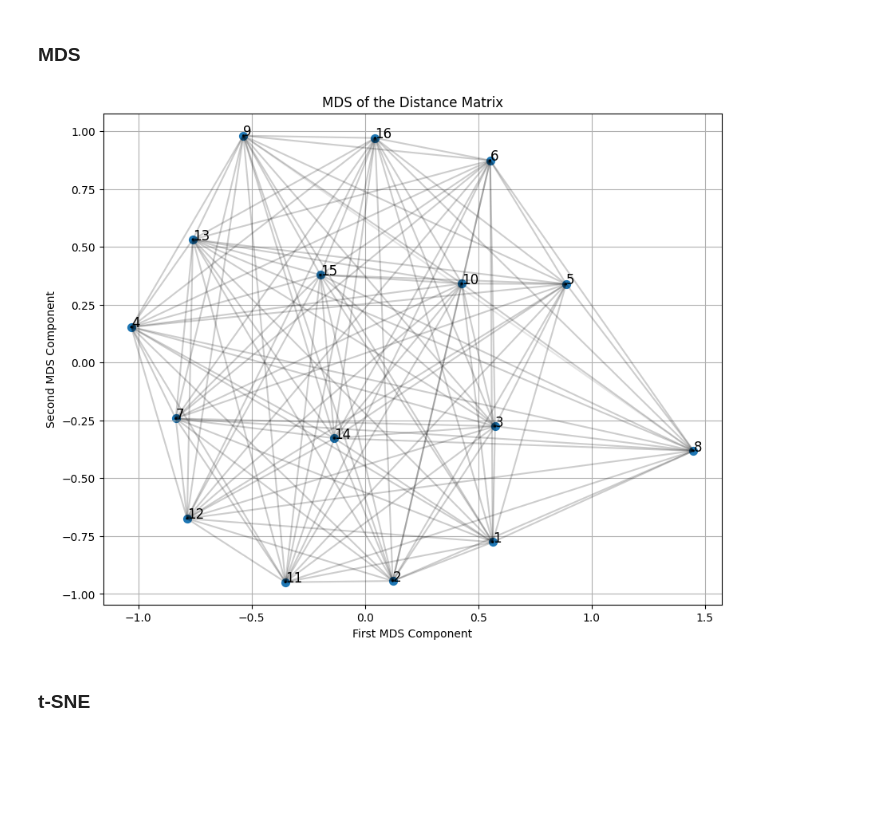
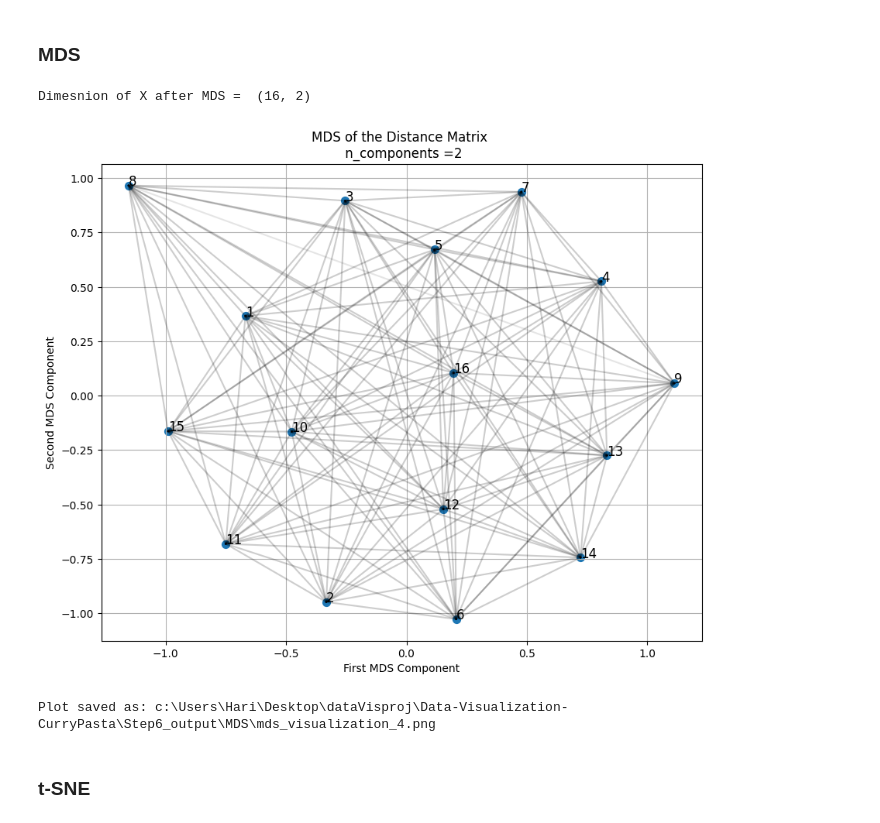
Before and after one commit to Prat2420/Data-Visualization-CurryPasta, a Jupyter notebook: Notebooks/Step_6_v1.ipynb, the cells around one changed output. Saved outputs shown, nothing was run; the diff lists cells and outputs as text; code cells hidden in the pictures; blank space fills up the shorter version.

```diff
--- a/Notebooks/Step_6_v1.ipynb
+++ b/Notebooks/Step_6_v1.ipynb
@@ -399,41 +349,73 @@ Created directory: output\ISOMAP
 # %% [markdown]
 ### MDS
 # %%
+n_components = 2
+mds = MDS(n_components=n_components)
+
+# Fit the MDS model to your data
+mds_distance_matrix_reduced = mds.fit_transform(distance_matrix_np)
+
+print('Dimesnion of X after MDS = ',mds_distance_matrix_reduced.shape)
+
 # Plot the reduced data
 plt.figure(figsize=(10, 8))
 plt.scatter(mds_distance_matrix_reduced[:, 0], mds_distance_matrix_reduced[:, 1], s=50)
 
 # add edges
 for edge in edges:
     source, target, _ = edge
     source = source.strip('"')
     target = target.strip('"')
 
     # Get the indices of the source and target nodes
     source_idx = node_ids.index(source)
     target_idx = node_ids.index(target)
 
     # Get the coordinates of the source and target nodes
     source_coords = mds_distance_matrix_reduced[source_idx]
     target_coords = mds_distance_matrix_reduced[target_idx]
 
     # Plot the edge
     plt.plot([source_coords[0], target_coords[0]], [source_coords[1], target_coords[1]], 'k-', alpha=0.1)
 
 # Add labels for each point
 for i in range(len(mds_distance_matrix_reduced)):
     node_label = str(i+1)  # Adjust if you have actual node IDs
     plt.annotate(node_label,
                  (mds_distance_matrix_reduced[i, 0], mds_distance_matrix_reduced[i, 1]),
                  fontsize=12)
 
-plt.title("MDS of the Distance Matrix")
+plt.title("MDS of the Distance Matrix \n n_components =" + str(n_components))
 plt.xlabel("First MDS Component")
 plt.ylabel("Second MDS Component")
 plt.grid(True)
+
+# Define the output path
+parent_dir = os.path.dirname(os.getcwd())
+mds_output_dir = os.path.join(parent_dir, "Step6_output", "MDS")
+
+# Function to get next available file number
+def get_next_file_number():
+    existing_files = [f for f in os.listdir(mds_output_dir)
+                     if f.startswith('mds_visualization_') and f.endswith('.png')]
+    if not existing_files:
+        return 1
+    numbers = [int(f.split('_')[2].split('.')[0]) for f in existing_files]
+    return max(numbers) + 1
+
+# Save the plot with incremental number
+file_number = get_next_file_number()
+output_file = os.path.join(mds_output_dir, f"mds_visualization_{file_number}.png")
+plt.savefig(output_file, dpi=300, bbox_inches='tight')
+
+# Show the plot after saving
 plt.show()
+
+print(f"Plot saved as: {output_file}")
 # %% [output]
+Dimesnion of X after MDS =  (16, 2)
-[figure, old version]
+[figure, new version]
+Plot saved as: c:\Users\Hari\Desktop\dataVisproj\Data-Visualization-CurryPasta\Step6_output\MDS\mds_visualization_4.png
 # %% [markdown]
 ### t-SNE
 # %%
```
Also changed, not shown: parts of 11 cells of this notebook.
